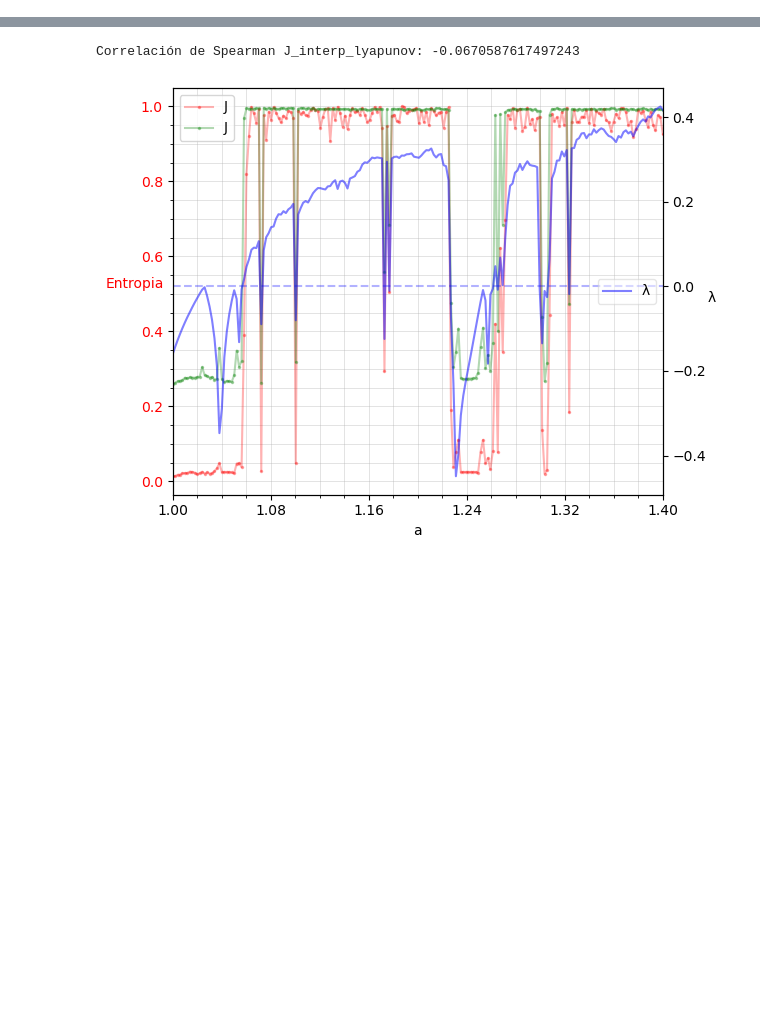
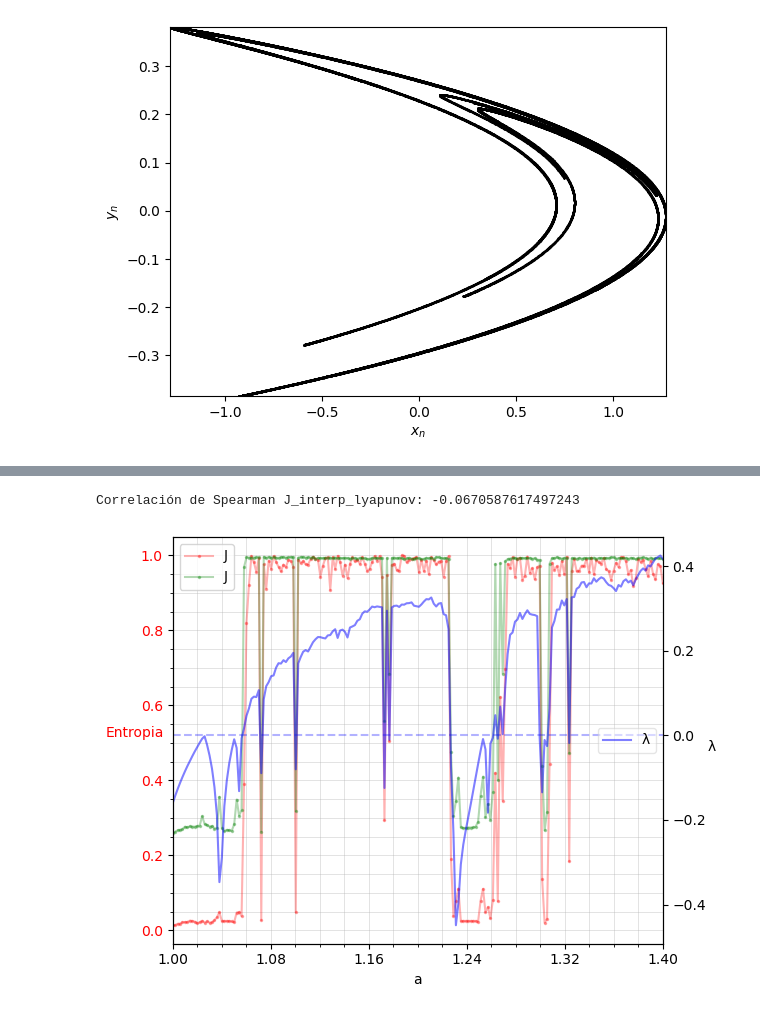
Before and after one commit to EduardoGarcia528/Tesis, a Jupyter notebook: henon/henon_map.ipynb, the cells around one changed output, grey strips where cells are left out. Cells and saved outputs as stored; diff of their text form; code cells hidden in the pictures; blank space fills up the shorter version.

```diff
--- a/henon/henon_map.ipynb
+++ b/henon/henon_map.ipynb
@@ -450,3 +450,57 @@ def var_per_state(Xn,N):
 
         # return np.sum(varianza)/len(varianza)
     return varianza
+# %%
+import numpy as np
+import matplotlib.pyplot as plt
+
+def henon_map(a=1.4, b=0.3, x0=0.1, y0=0.0, n_iter=100000, discard=1000):
+    """
+    Genera puntos del atractor de Hénon.
+
+    Parámetros:
+    -----------
+    a, b : float
+        Parámetros del mapa de Hénon.
+    x0, y0 : float
+        Condiciones iniciales.
+    n_iter : int
+        Número de iteraciones totales.
+    discard : int
+        Iteraciones iniciales descartadas (transitorio).
+
+    Devuelve:
+    ---------
+    x, y : arrays de float
+        Coordenadas de los puntos en el atractor.
+    """
+    x = np.zeros(n_iter)
+    y = np.zeros(n_iter)
+    x[0], y[0] = x0, y0
+
+    for i in range(1, n_iter):
+        x[i] = 1 - a * x[i-1]**2 + y[i-1]
+        y[i] = b * x[i-1]
+
+    return x[discard:], y[discard:]
+
+# Parámetros ajustables
+a = 1.4
+b = 0.3
+
+# Generar puntos
+x, y = henon_map(a=a, b=b, x0=0.1, y0=0.0, n_iter=100000, discard=1000)
+
+# Graficar espacio de fase
+# plt.figure(figsize=(7, 7))
+plt.scatter(x, y, s=0.1, color="black", alpha=0.6)
+# plt.title(f"Atractor de Hénon (a={a}, b={b})")
+plt.xlabel("$x_n$")
+plt.xlim(np.min(x),np.max(x))
+plt.ylim(np.min(y),np.max(y))
+plt.ylabel("$y_n$")
+# plt.axis("equal")
+# plt.tight_layout()
+plt.show()
+# %% [output]
+[figure, added]
```
Also changed, not shown: parts of 3 cells of this notebook, 12 other files.
